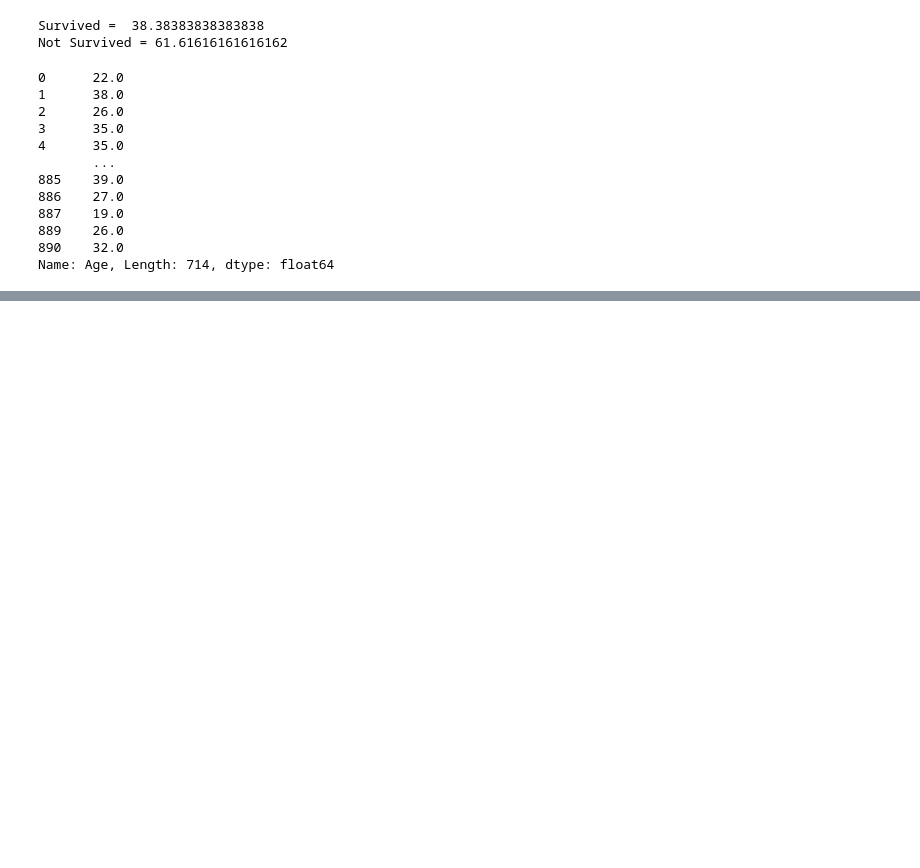
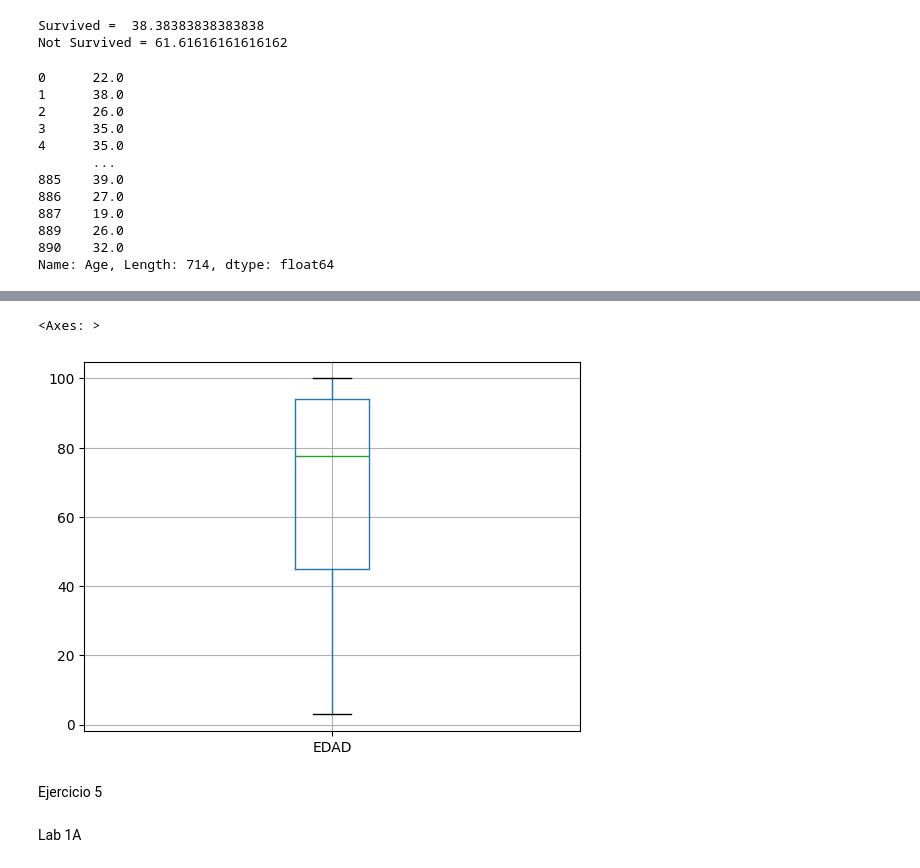
Before and after one commit to mariapaurecinos/CienciaDeDatos, a Jupyter notebook: Ejercicio 1.ipynb, the cells around one changed output, grey strips where cells are left out. Drawn from its saved outputs; the diff is of its cells as text; code cells hidden in the pictures; blank space fills up the shorter version.

```diff
--- a/Ejercicio 1.ipynb
+++ b/Ejercicio 1.ipynb
@@ -180,0 +282,10 @@ Name: Age, Length: 714, dtype: float64
+# %%
+# 7. Realiza un diagrama de caja para la variable de edad
+DF_new.boxplot(column='EDAD')
+# %% [output]
+<Axes: >
+[figure, added]
+# %% [markdown]
+Ejercicio 5
+# %% [markdown]
+Lab 1A
```
Also changed, not shown: parts of 33 cells of this notebook.
